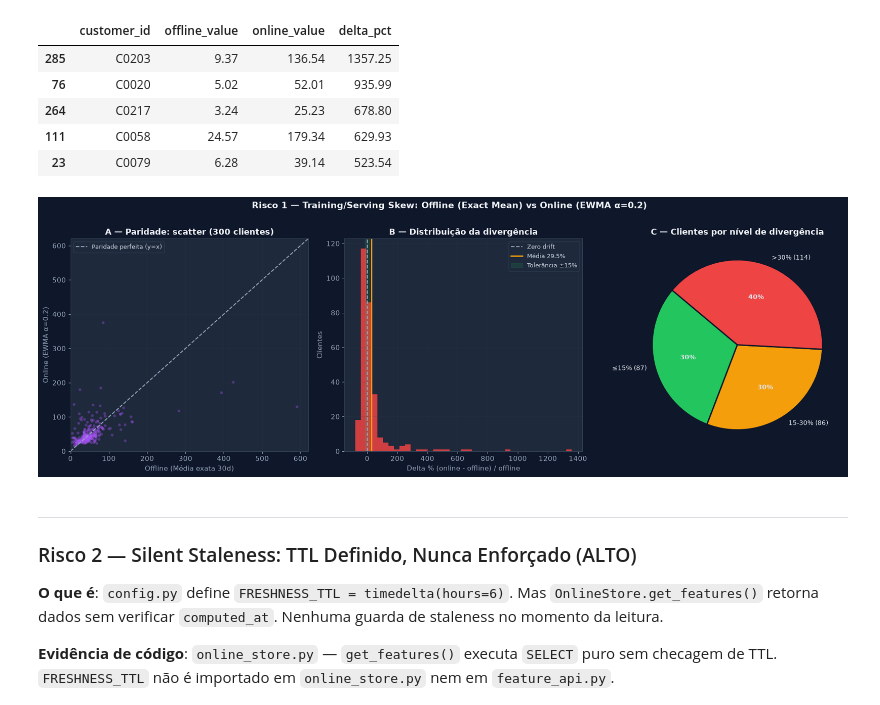
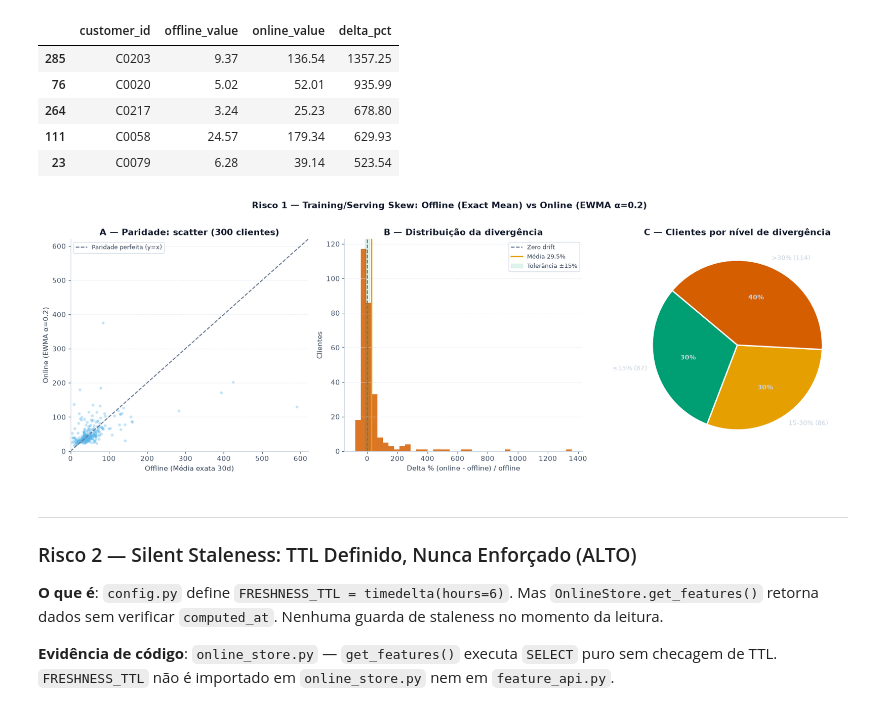
Before and after one commit to Cristiano2132/nubank-model-risk-business-case, a Jupyter notebook: business_case_answers.ipynb, the cells around one changed output. Saved outputs shown, nothing was run; the diff lists cells and outputs as text; code cells hidden in the pictures.

```diff
--- a/business_case_answers.ipynb
+++ b/business_case_answers.ipynb
@@ -175,44 +183,44 @@ Top 5 maiores divergências:
 # %%
 fig, axes = plt.subplots(1, 3, figsize=(18, 6))
 fig.suptitle('Risco 1 — Training/Serving Skew: Offline (Exact Mean) vs Online (EWMA α=0.2)',
-             fontsize=14, color='#f1f5f9', fontweight='bold', y=1.01)
+             fontsize=14, color='#0f172a', fontweight='bold', y=1.01)
 
 # A: Scatter parity
 ax = axes[0]
 ax.scatter(off_v, on_v, alpha=0.35, s=20, color=COL_ACC, edgecolors='none')
 lims = [0, max(off_v.max(), on_v.max()) * 1.05]
-ax.plot(lims, lims, '--', color='#94a3b8', lw=1.5, label='Paridade perfeita (y=x)')
+ax.plot(lims, lims, '--', color='#64748b', lw=1.5, label='Paridade perfeita (y=x)')
 ax.set_xlim(lims); ax.set_ylim(lims)
 ax.set_xlabel('Offline (Média exata 30d)'); ax.set_ylabel('Online (EWMA α=0.2)')
-ax.set_title('A — Paridade: scatter (300 clientes)'); ax.legend(loc='upper left', fontsize=9); ax.grid(True, alpha=0.2)
+ax.set_title('A — Paridade: scatter (300 clientes)'); ax.legend(loc='upper left', fontsize=9); style_chart(ax)
 
 # B: Delta distribution
 ax = axes[1]
 bins = np.linspace(df_merged['delta_pct'].min(), df_merged['delta_pct'].max(), 40)
 ax.hist(df_merged['delta_pct'], bins=bins, color=COL_HI, edgecolor='none', alpha=0.85)
-ax.axvline(0, color='#94a3b8', lw=1.5, linestyle='--', label='Zero drift')
+ax.axvline(0, color='#64748b', lw=1.5, linestyle='--', label='Zero drift')
 ax.axvline(df_merged['delta_pct'].mean(), color=COL_MED, lw=2, label=f'Média {df_merged["delta_pct"].mean():.1f}%')
 ax.axvspan(-15, 15, alpha=0.12, color=COL_LO, label='Tolerância ±15%')
 ax.set_xlabel('Delta % (online - offline) / offline'); ax.set_ylabel('Clientes')
-ax.set_title('B — Distribuição da divergência'); ax.legend(fontsize=9); ax.grid(True, alpha=0.2)
+ax.set_title('B — Distribuição da divergência'); ax.legend(fontsize=9); style_chart(ax)
 
 # C: Tier pie
 ax = axes[2]
 t_lo = (df_merged['abs_delta'] <= 15).sum()
 t_md = ((df_merged['abs_delta'] > 15) & (df_merged['abs_delta'] <= 30)).sum()
 t_hi = (df_merged['abs_delta'] > 30).sum()
 wedges, texts, autotexts = ax.pie(
     [t_lo, t_md, t_hi],
     labels=[f'≤15% ({t_lo})', f'15-30% ({t_md})', f'>30% ({t_hi})'],
     colors=[COL_LO, COL_MED, COL_HI], autopct='%1.0f%%',
-    textprops={'color': '#e2e8f0', 'fontsize': 10}, startangle=140,
-    wedgeprops={'edgecolor': '#0f172a', 'linewidth': 2})
+    textprops={'color': '#cbd5e1', 'fontsize': 10}, startangle=140,
+    wedgeprops={'edgecolor': '#ffffff', 'linewidth': 2})
 for at in autotexts: at.set_fontweight('bold')
 ax.set_title('C — Clientes por nível de divergência')
 fig.tight_layout()
 plt.show()
 # %% [output]
-[figure, old version]
+[figure, new version]
 # %% [markdown]
 ---
 ### Risco 2 — Silent Staleness: TTL Definido, Nunca Enforçado (ALTO)
```
Also changed, not shown: parts of 13 cells of this notebook.
